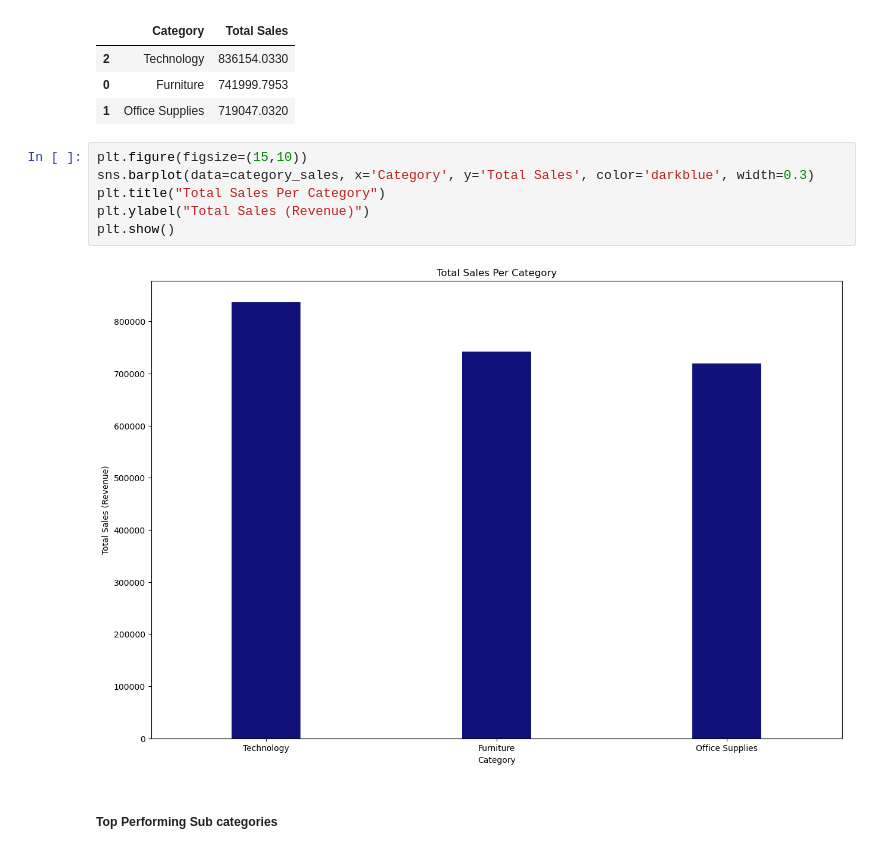
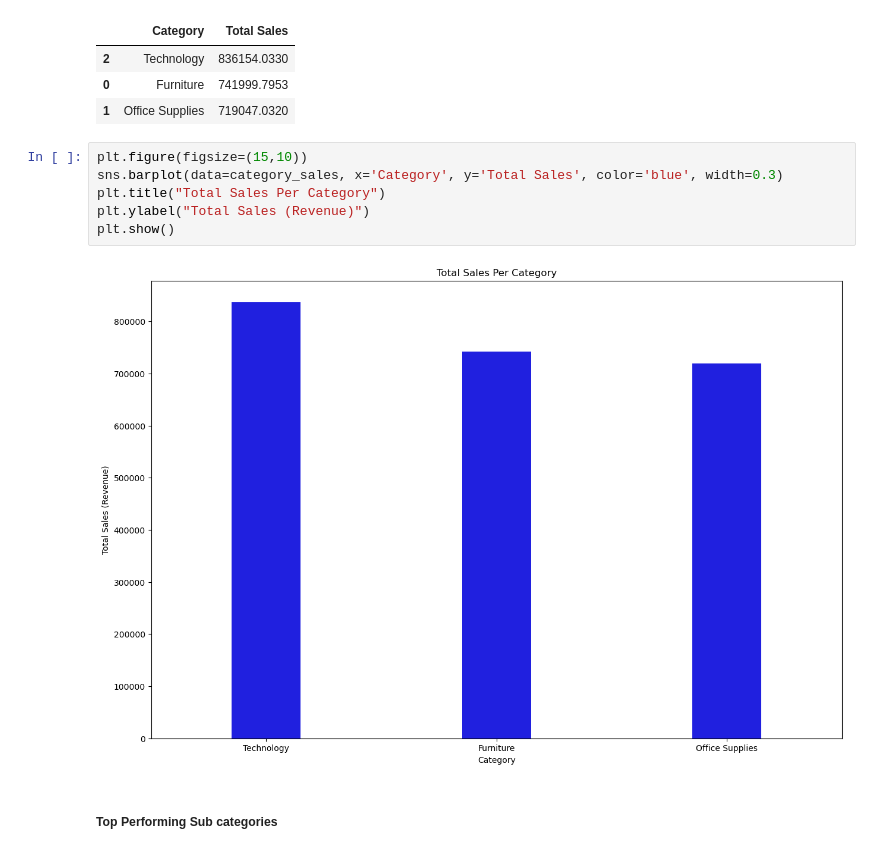
Before and after one commit to TAgKyaw/Superstore_analysis, a Jupyter notebook: superstore_analysis.ipynb, the cells around one changed output. Cells and saved outputs as stored; diff of their text form.

```diff
--- a/superstore_analysis.ipynb
+++ b/superstore_analysis.ipynb
@@ -351,12 +351,12 @@ category_sales
 | 1 | Office Supplies | 719047.0320 |
 # %%
 plt.figure(figsize=(15,10))
-sns.barplot(data=category_sales, x='Category', y='Total Sales', color='darkblue', width=0.3)
+sns.barplot(data=category_sales, x='Category', y='Total Sales', color='blue', width=0.3)
 plt.title("Total Sales Per Category")
 plt.ylabel("Total Sales (Revenue)")
 plt.show()
 # %% [output]
-[figure, old version]
+[figure, new version]
 # %% [markdown]
 ##### Top Performing Sub categories
 # %%
```
Also changed, not shown: parts of 16 cells of this notebook.
